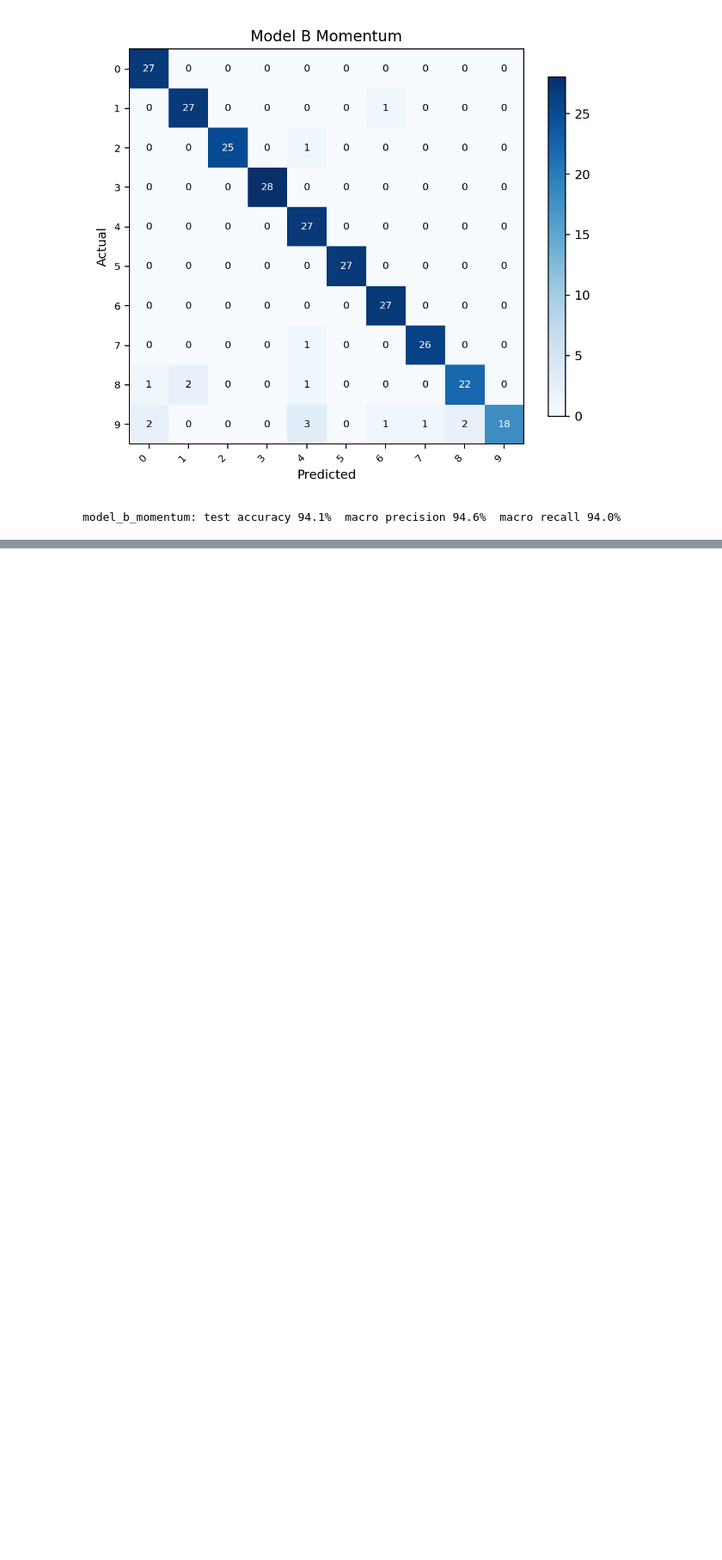
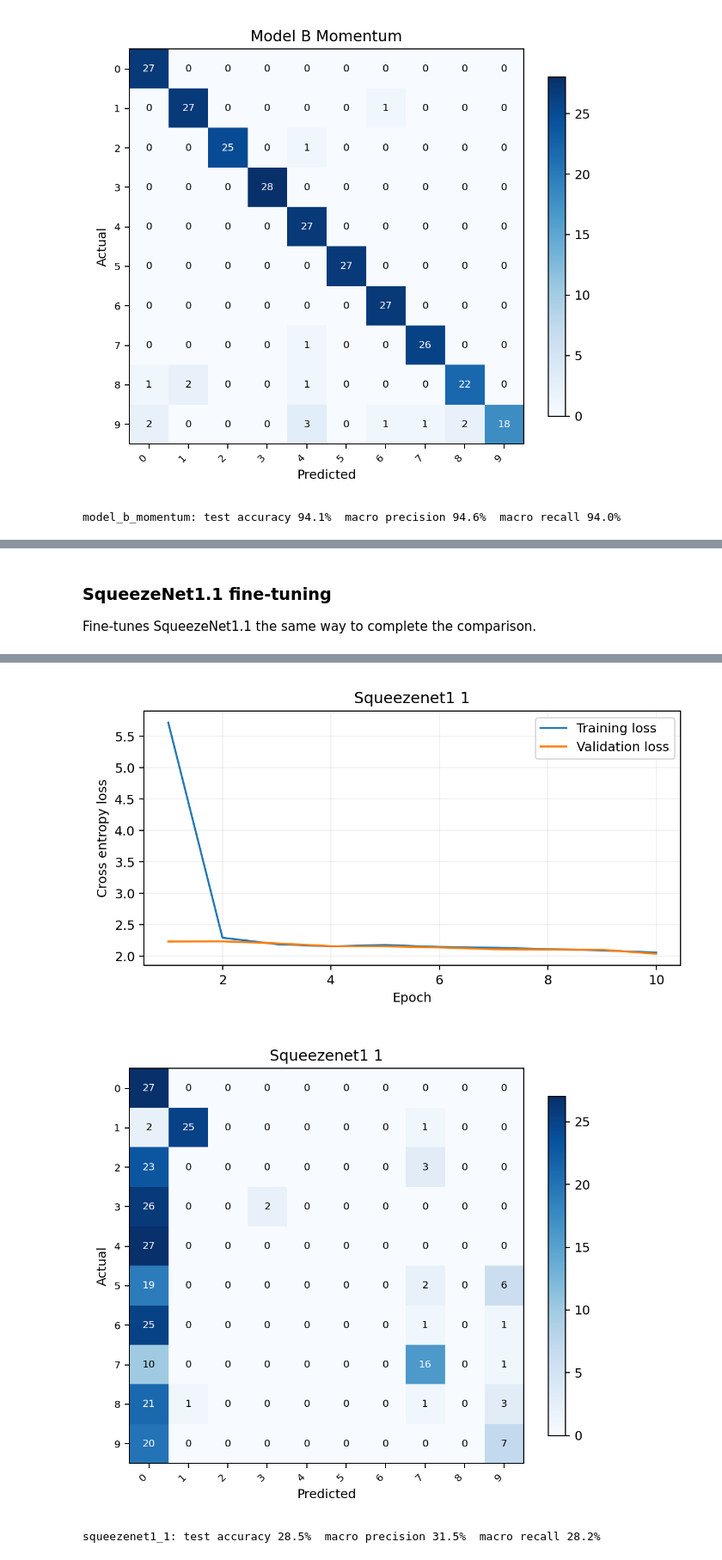
Before and after one commit to Isira-Himal-Perera/CNN-for-Edge-Image-Classification, a Jupyter notebook: notebooks/Cybertron_A03_End_To_End.ipynb, the cells around one changed output, grey strips where cells are left out. Shown at 86% size. Drawn from its saved outputs; the diff is of its cells as text; code cells hidden in the pictures; blank space fills up the shorter version.

```diff
--- a/notebooks/Cybertron_A03_End_To_End.ipynb
+++ b/notebooks/Cybertron_A03_End_To_End.ipynb
@@ -220,0 +249,13 @@ model_b_momentum: test accuracy 94.1%  macro precision 94.6%  macro recall 94.0%
+# %% [markdown]
+### SqueezeNet1.1 fine-tuning
+
+Fine-tunes SqueezeNet1.1 the same way to complete the comparison.
+# %%
+print('FINE-TUNING: squeezenet1_1')
+seed_everything()
+m = load_pretrained('squeezenet1_1', len(classes))
+hist = train(m, 7, 'adam', 0.001)
+unfreeze_last_block(m, 'squeezenet1_1')
+hist = train(m, 3, 'adam', 0.0001, hist)
+results['squeezenet1_1'] = evaluate_and_plot('squeezenet1_1', m, hist)
+# %% [output]
@@ -220,0 +274,3 @@ model_b_momentum: test accuracy 94.1%  macro precision 94.6%  macro recall 94.0%
+[figure, added]
+[figure, added]
+squeezenet1_1: test accuracy 28.5%  macro precision 31.5%  macro recall 28.2%
```
Also changed, not shown: parts of 5 cells of this notebook.
